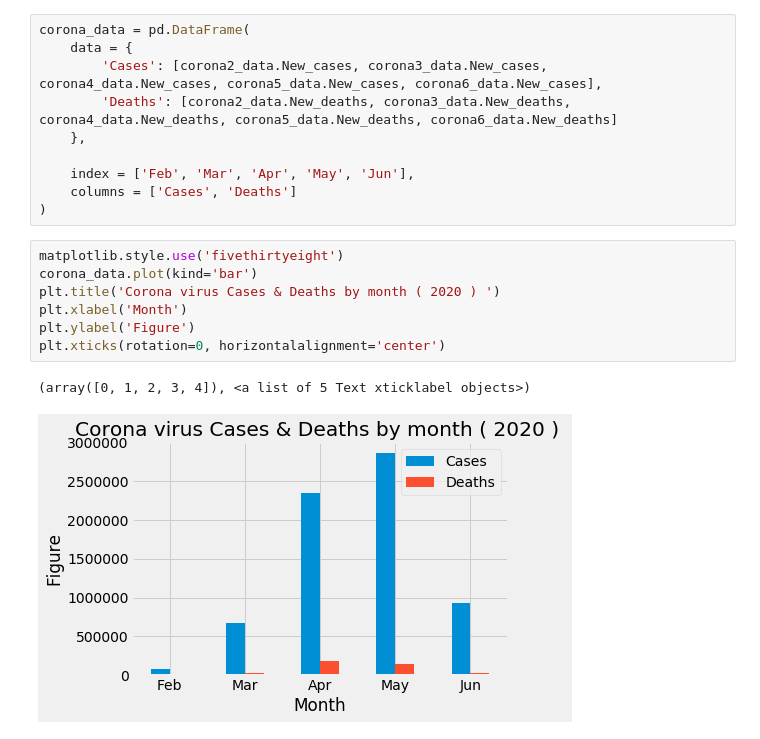
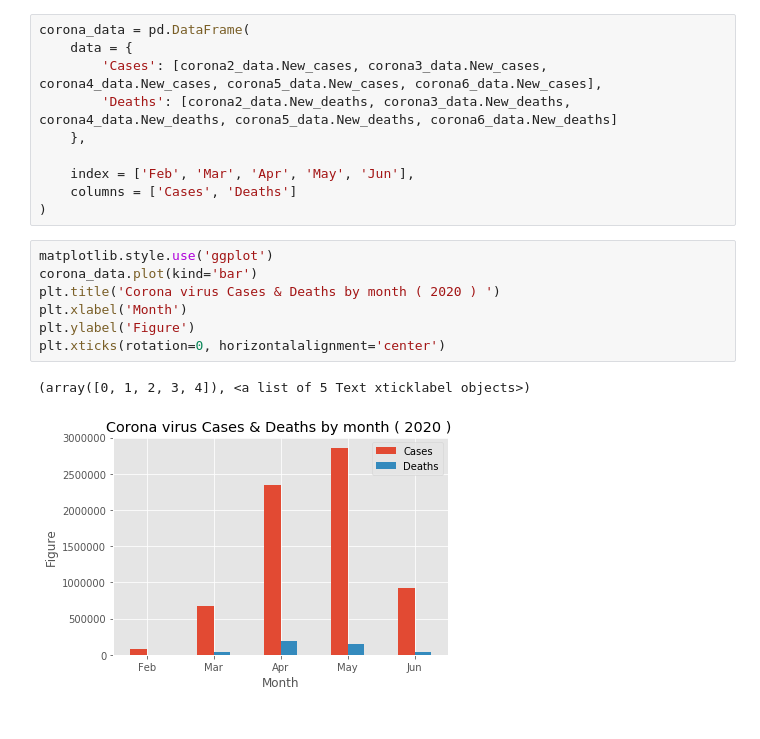
Before and after one commit to luckycontrol/BigData-Final-Project, a Jupyter notebook: covid_an.ipynb, the cells around one changed output. Drawn from its saved outputs; the diff is of its cells as text.

```diff
--- a/covid_an.ipynb
+++ b/covid_an.ipynb
@@ -39,12 +56,12 @@ corona_data = pd.DataFrame(
     columns = ['Cases', 'Deaths']
 )
 # %%
-matplotlib.style.use('fivethirtyeight')
+matplotlib.style.use('ggplot')
 corona_data.plot(kind='bar')
 plt.title('Corona virus Cases & Deaths by month ( 2020 ) ')
 plt.xlabel('Month')
 plt.ylabel('Figure')
 plt.xticks(rotation=0, horizontalalignment='center')
 # %% [output]
 (array([0, 1, 2, 3, 4]), <a list of 5 Text xticklabel objects>)
-[figure, old version]
+[figure, new version]
```
Also changed, not shown: parts of 2 cells of this notebook, 2 other files.
